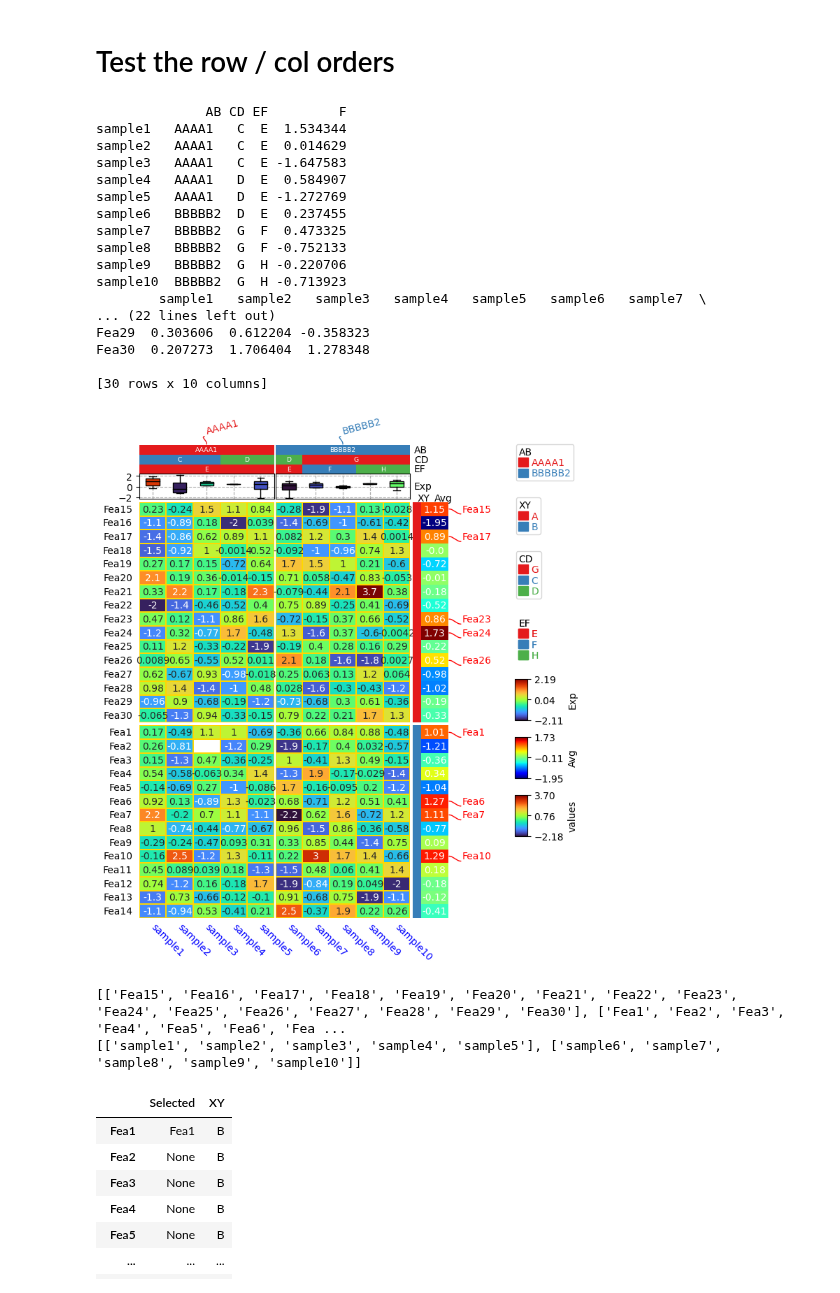
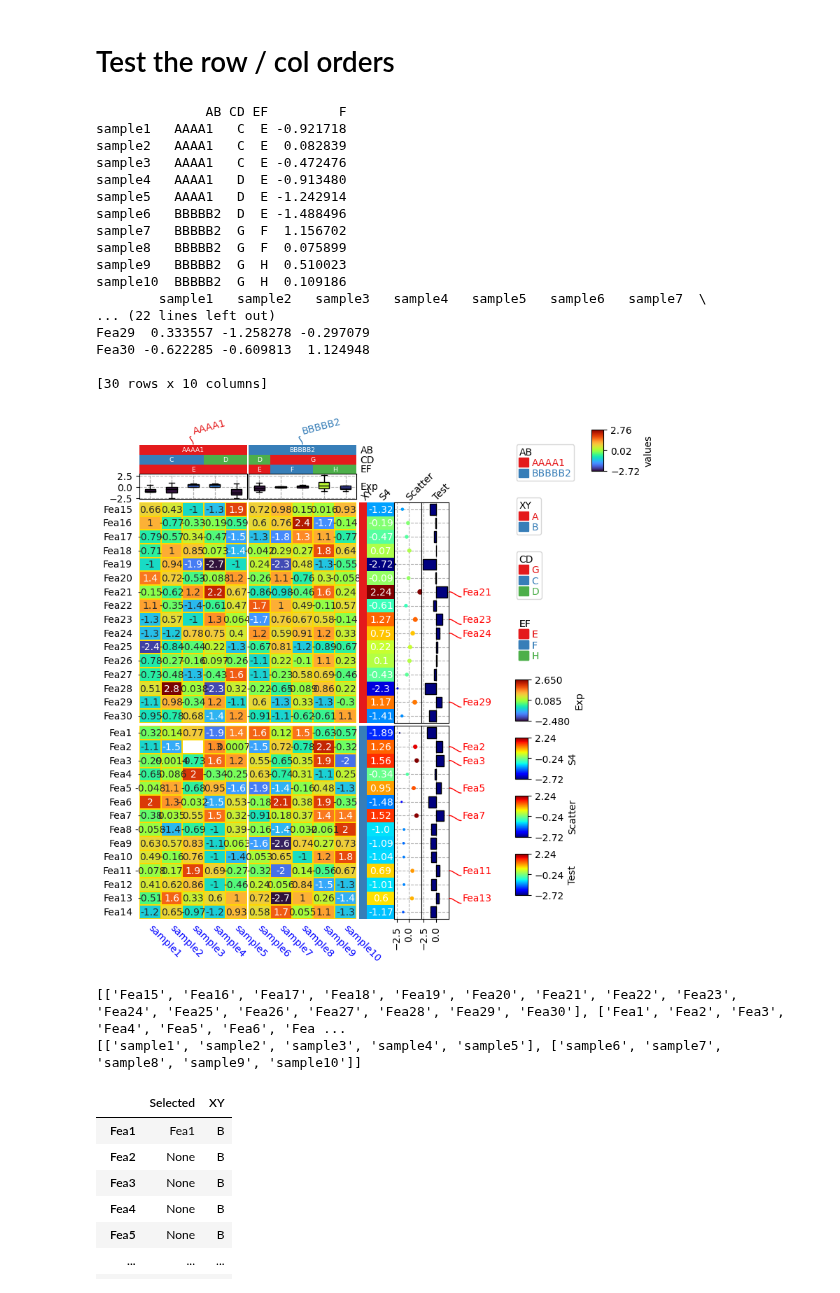
Before and after one commit to DingWB/PyComplexHeatmap, a Jupyter notebook: notebooks/advanced_usage.ipynb, the cells around one changed output. Cells and saved outputs as stored; diff of their text form; code cells hidden in the pictures.

```diff
--- a/notebooks/advanced_usage.ipynb
+++ b/notebooks/advanced_usage.ipynb
@@ -37,52 +37,56 @@ df_rows=df_rows.to_frame(name='Selected')
 df_rows['XY']=df_rows.index.to_series().apply(lambda x:'A' if int(x.replace('Fea',''))>=15 else 'B')
 
 row_ha = HeatmapAnnotation(XY=anno_simple(df_rows.XY),
-                            Avg=anno_simple(df_heatmap.sample4.apply(lambda x:round(x,2)),
+                            S4=anno_simple(df_heatmap.sample4.apply(lambda x:round(x,2)),
                                            add_text=True,height=10,
                                            text_kws={'rotation':0,'fontsize':10,'color':'black'}),
+                           Scatter=anno_scatterplot(df_heatmap.sample4.apply(lambda x:round(x,2)),
+                                            height=10),
+                           Test=anno_barplot(df_heatmap.sample4.apply(lambda x:round(x,2)),
+                                            height=10),
                            selected=anno_label(df_rows,colors='red'),
-                           axis=0,verbose=0,label_kws={'rotation':0})
+                           axis=0,verbose=0,label_kws={'rotation':45})
 
 col_ha = HeatmapAnnotation(label=anno_label(df.AB, merge=True,rotation=15),
                            AB=anno_simple(df.AB,add_text=True),axis=1,
                            CD=anno_simple(df.CD,add_text=True),
                            EF=anno_simple(df.EF,add_text=True,
                                             legend_kws={'frameon':False}),
                            Exp=anno_boxplot(df_box, cmap='turbo'),
                            verbose=0) #verbose=0 will turn off the log.
 
 print(df)
 print(df_heatmap)
 plt.figure(figsize=(6, 8))
 cm = ClusterMapPlotter(data=df_heatmap, top_annotation=col_ha,right_annotation=row_ha,
                        col_split=df.AB,row_split=df_rows.XY, col_split_gap=0.5,row_split_gap=1,
                        col_cluster=False,row_cluster=False,
                        label='values',row_dendrogram=False,show_rownames=True,show_colnames=True,
                          tree_kws={'row_cmap': 'Set1'},verbose=0,legend_gap=7,
                        annot=True,linewidths=0.05,linecolor='gold',cmap='turbo',
                       xticklabels_kws={'labelrotation':-45,'labelcolor':'blue'})
 plt.show()
 print(cm.row_order)
 print(cm.col_order)
 # %% [output]
               AB CD EF         F
-sample1   AAAA1   C  E  1.534344
-sample2   AAAA1   C  E  0.014629
-sample3   AAAA1   C  E -1.647583
-sample4   AAAA1   D  E  0.584907
-sample5   AAAA1   D  E -1.272769
-sample6   BBBBB2  D  E  0.237455
-sample7   BBBBB2  G  F  0.473325
-sample8   BBBBB2  G  F -0.752133
-sample9   BBBBB2  G  H -0.220706
-sample10  BBBBB2  G  H -0.713923
+sample1   AAAA1   C  E -0.921718
+sample2   AAAA1   C  E  0.082839
+sample3   AAAA1   C  E -0.472476
+sample4   AAAA1   D  E -0.913480
+sample5   AAAA1   D  E -1.242914
+sample6   BBBBB2  D  E -1.488496
+sample7   BBBBB2  G  F  1.156702
+sample8   BBBBB2  G  F  0.075899
+sample9   BBBBB2  G  H  0.510023
+sample10  BBBBB2  G  H  0.109186
         sample1   sample2   sample3   sample4   sample5   sample6   sample7  \
 ... (22 lines left out)
-Fea29  0.303606  0.612204 -0.358323
-Fea30  0.207273  1.706404  1.278348
+Fea29  0.333557 -1.258278 -0.297079
+Fea30 -0.622285 -0.609813  1.124948
 
 [30 rows x 10 columns]
-[figure, old version]
+[figure, new version]
 [['Fea15', 'Fea16', 'Fea17', 'Fea18', 'Fea19', 'Fea20', 'Fea21', 'Fea22', 'Fea23', 'Fea24', 'Fea25', 'Fea26', 'Fea27', 'Fea28', 'Fea29', 'Fea30'], ['Fea1', 'Fea2', 'Fea3', 'Fea4', 'Fea5', 'Fea6', 'Fea ...
 [['sample1', 'sample2', 'sample3', 'sample4', 'sample5'], ['sample6', 'sample7', 'sample8', 'sample9', 'sample10']]
 # %%
```
Also changed, not shown: parts of 1 cell of this notebook, 1 other file.
